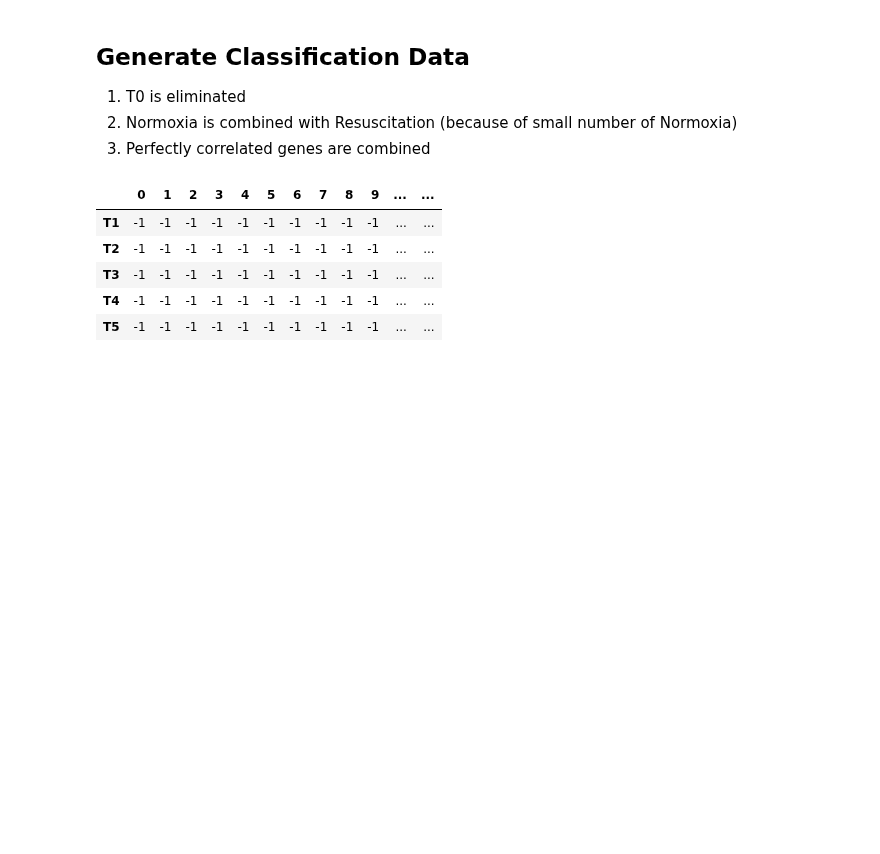
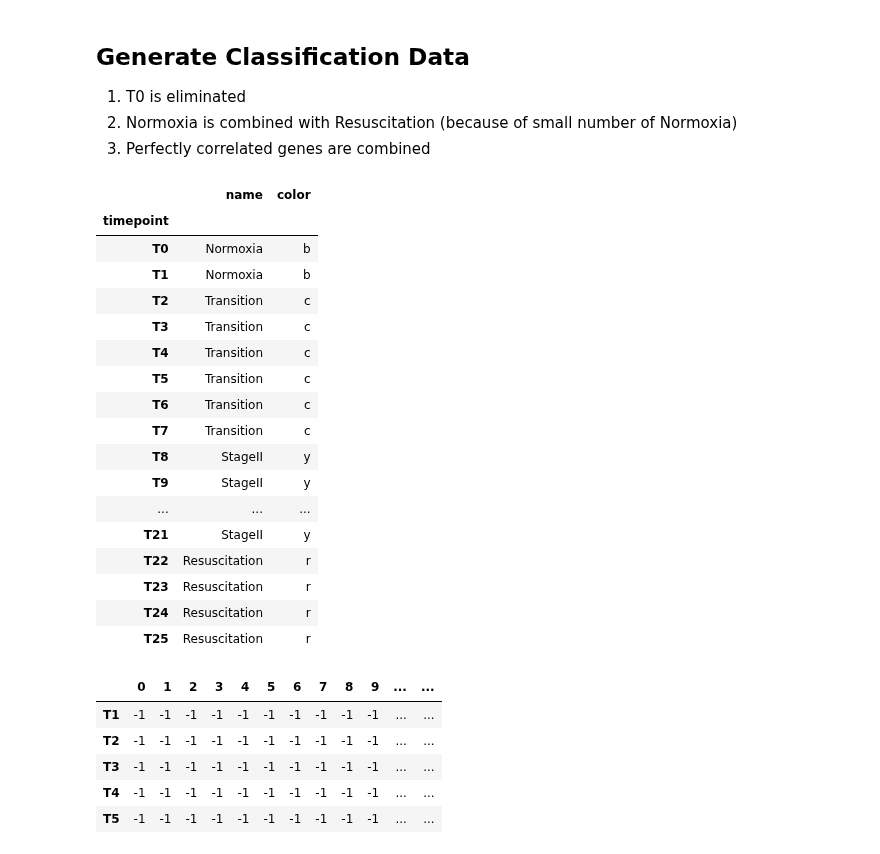
Before and after one commit to uwescience/old_xstate, a Jupyter notebook: notebooks/State Assignment Using Decision Trees.ipynb, the cells around one changed output. Cells and saved outputs as stored; diff of their text form; code cells hidden in the pictures; blank space fills up the shorter version.

```diff
--- a/notebooks/State Assignment Using Decision Trees.ipynb
+++ b/notebooks/State Assignment Using Decision Trees.ipynb
@@ -35,6 +35,27 @@ import collections
 # %%
 provider = DataProvider()
 provider.do()
+# %%
+provider.df_stage_matrix
+# %% [output]
+|  | name | color |
+| timepoint |  |  |
+| T0 | Normoxia | b |
+| T1 | Normoxia | b |
+| T2 | Transition | c |
+| T3 | Transition | c |
+| T4 | Transition | c |
+| T5 | Transition | c |
+| T6 | Transition | c |
+| T7 | Transition | c |
+| T8 | StageII | y |
+| T9 | StageII | y |
+| ... | ... | ... |
+| T21 | StageII | y |
+| T22 | Resuscitation | r |
+| T23 | Resuscitation | r |
+| T24 | Resuscitation | r |
+| T25 | Resuscitation | r |
 # %%
 # Geenrate the feature data
 def makeFeatureDF(provider):
```
Also changed, not shown: parts of 7 cells of this notebook, 2 other files.
